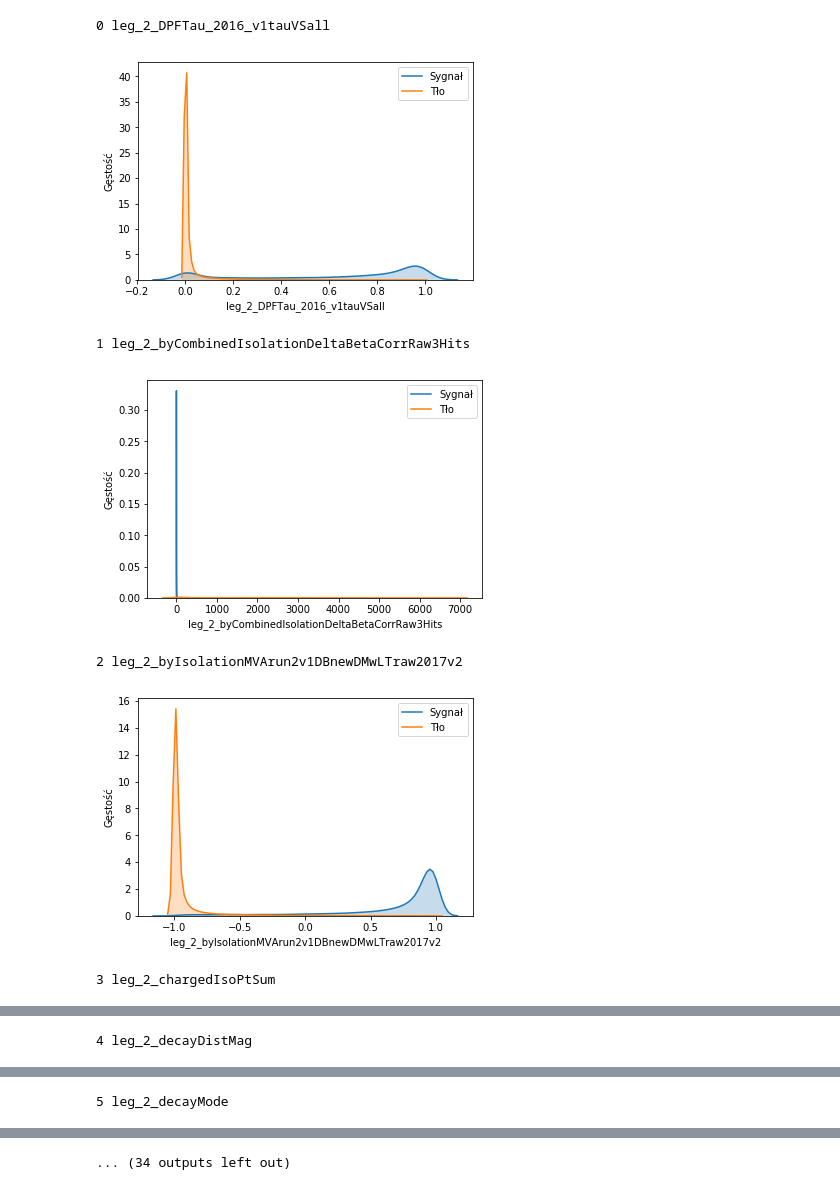
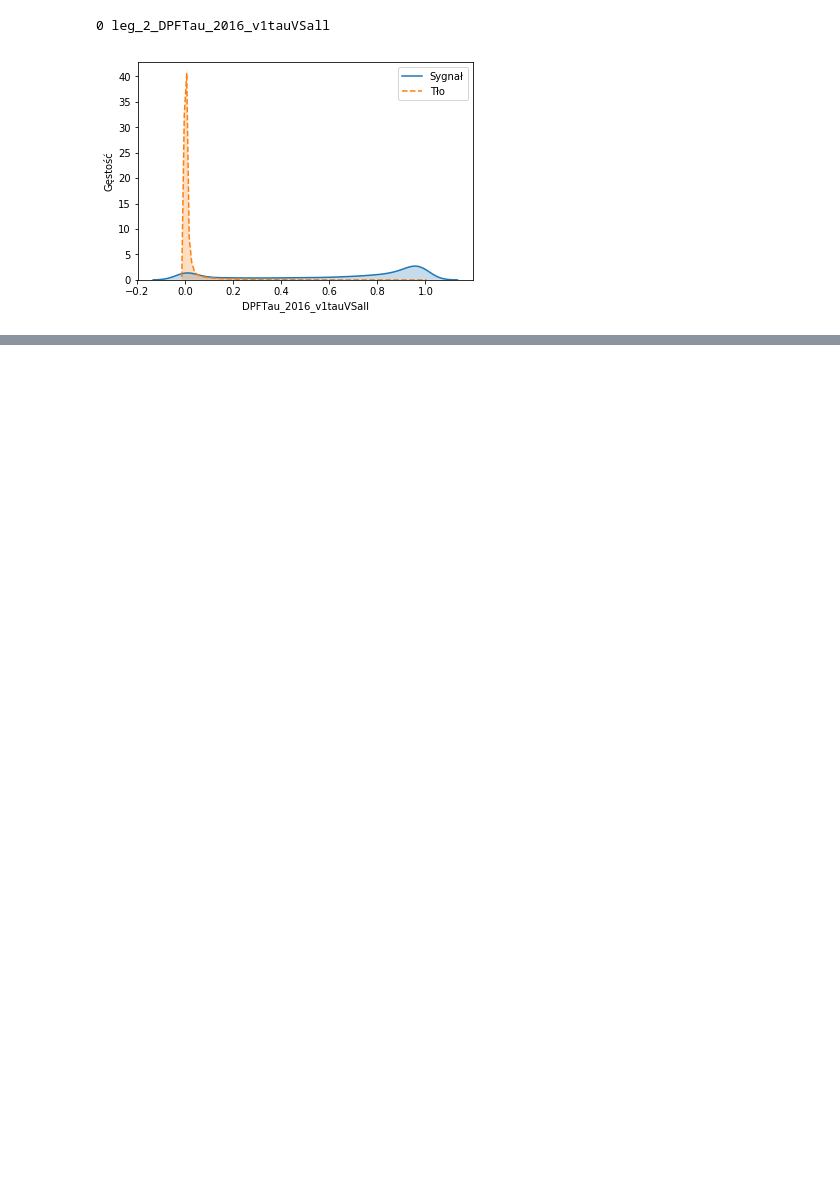
Before and after one commit to byrolew/licencjat, a Jupyter notebook: densities.ipynb, the cells around one changed output, grey strips where cells are left out. Cells and saved outputs as stored; diff of their text form; code cells hidden in the pictures; blank space fills up the shorter version.

```diff
--- a/densities.ipynb
+++ b/densities.ipynb
@@ -12,19 +12,14 @@ data_dict = preprocess(file_name=filename)
 X = data_dict["not_shuffled_features"]
 y = np.squeeze(data_dict["not_shuffled_labels"])
 # %%
-# X[y == 1, :]
 for i, col in enumerate(data_dict["feature_names"]):
     print(i, col)
     sns.kdeplot(X[y == 1, i], label="Sygnał", shade=True)
-    sns.kdeplot(X[y == 0, i], label="Tło", shade=True)
-    plt.xlabel(col)
+    sns.kdeplot(X[y == 0, i], linestyle="dashed", label="Tło", shade=True)
+    plt.xlabel(col[6:])
     plt.ylabel("Gęstość")
     plt.show()
+    break
 # %% [output]
 0 leg_2_DPFTau_2016_v1tauVSall
-[figure, old version]
+[figure, new version]
-1 leg_2_byCombinedIsolationDeltaBetaCorrRaw3Hits
-[figure, removed]
-2 leg_2_byIsolationMVArun2v1DBnewDMwLTraw2017v2
-[figure, removed]
-3 leg_2_chargedIsoPtSum
@@ -32 +25,0 @@ for i, col in enumerate(data_dict["feature_names"]):
-4 leg_2_decayDistMag
@@ -34 +25,0 @@ for i, col in enumerate(data_dict["feature_names"]):
-5 leg_2_decayMode
@@ -36,4 +26,3 @@ for i, col in enumerate(data_dict["feature_names"]):
-... (34 outputs left out)
 # %%
 i = 20
 col = "leg_2_ptWeightedDrIsolation"
```
Also changed, not shown: parts of 2 cells of this notebook, 59 other files.
